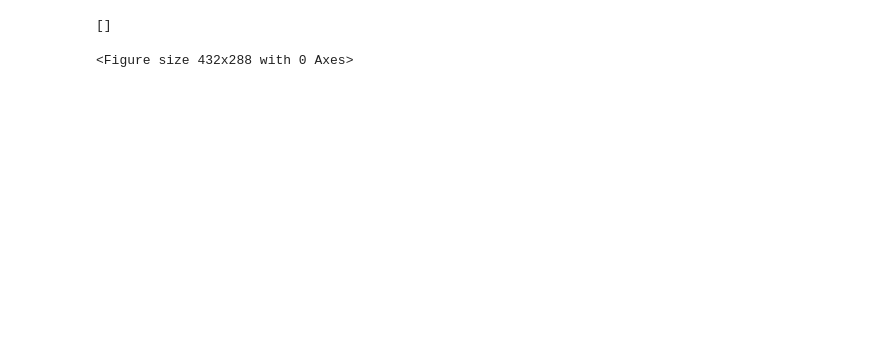
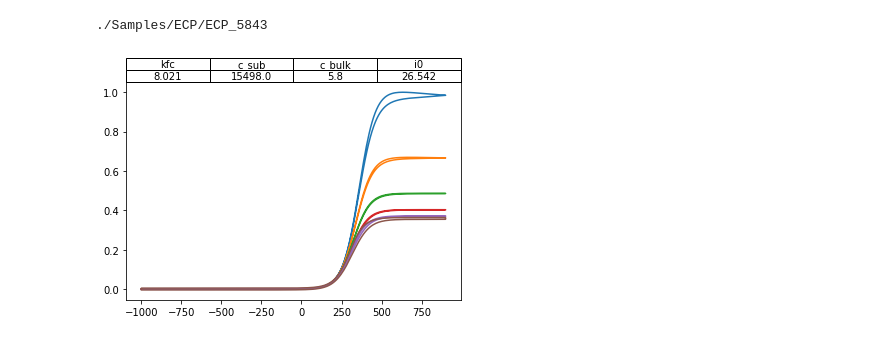
Before and after one commit to benhoar/CVMerge, a Jupyter notebook: MergeCVs.ipynb, the cells around one changed output. Cells and saved outputs as stored; diff of their text form; code cells hidden in the pictures; blank space fills up the shorter version.

Commit message:
manual graph analysis added

```diff
--- a/MergeCVs.ipynb
+++ b/MergeCVs.ipynb
@@ -619,26 +602,60 @@ res
 # %%
 #SCRIPT FOR MANUAL FILE REMOVAL
 
 import pandas as pd, os
-from matplotlib import pyplot as plt
+import matplotlib.pyplot as plt
 from IPython.display import clear_output
+import pickle
+import shutil
 
-path = './Samples/ECP'
+mech = 'ECP'
+path = f'./Samples/{mech}'
+del_path = f'./Deleted_Case_DBs/{mech}'
+trash_path = f'./TRASH/{mech}'
 files = os.listdir(path)
 files = [f for f in files if f.endswith('txt')]
 to_del = []
-for i,file in enumerate(files):
-   f = pd.read_csv(f'{path}/{file}')
+
+def plot_me(f, meta_file, path):
    for v in f['v'].unique():
       t = f.loc[f['v'] == v].copy()
       plt.plot(t['V'], t['A'])
+
+   print(f'{path}/{meta_file}')
+   meta_data = pd.read_csv(f'{path}/{meta_file}')
+   labels = ['kfc', 'c_sub', 'c_bulk','i0']
+   vals = [round(meta_data.loc[0,label],3) for label in labels]
+   info = [labels, vals]
+   plt.table(info, loc='top', cellLoc='center')
    plt.show()
    plt.clf()
    mark = input("Delete: ")
    clear_output()
-   if mark == 'y':
+   return mark
+
+def delete(data_path, del_path, trash_path):
+   for file in os.listdir(del_path):
+      to_del = pickle.load(open(f'{del_path}/{file}', 'rb'))
+      for case in to_del:
+         shutil.move(f'{data_path}/{case}', f'{trash_path}/{case}')
+         shutil.move(f'{data_path}/{case[:-4]}', f'{trash_path}/{case[:-4]}')
+
+i = 0
+while i < len(files):
+   file = files[i]
+   f = pd.read_csv(f'{path}/{file}')
+   mark = plot_me(f, file[:-4], path)
+   if mark == 'x':
+      i -= 2
+   elif mark == 'y':
       to_del.append(file)
+   if i % 100 == 0 or i == len(files)-1:
+      pickle.dump(to_del, open(f'{del_path}/{mech}_{i}', 'wb'))
+      to_del = []
+   i += 1
+
 print(to_del)
+delete(path, del_path, trash_path)
 # %% [output]
-[]
+./Samples/ECP/ECP_5843
-<Figure size 432x288 with 0 Axes>
+[figure, added]
```
Also changed, not shown: parts of 1 cell of this notebook, 7 other files.
